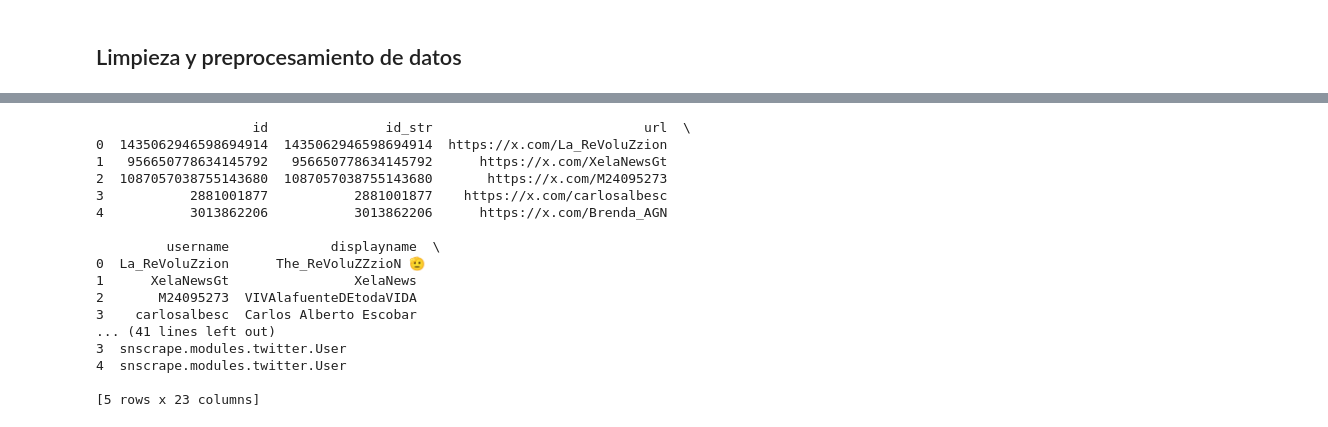
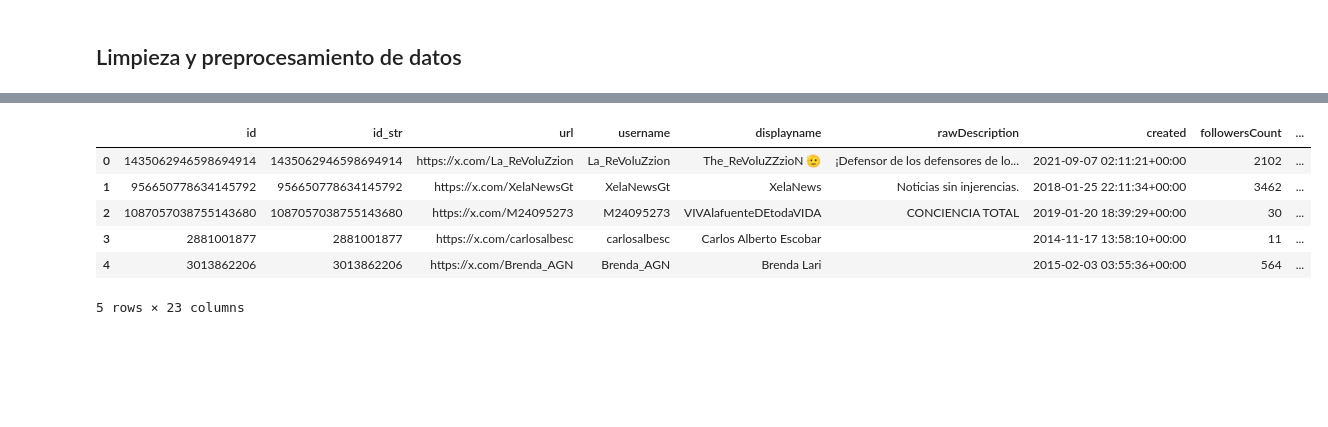
Before and after one commit to faguilarleal/lab6_ds, a Jupyter notebook: main.ipynb, the cells around one changed output, grey strips where cells are left out. Cells and saved outputs as stored; diff of their text form; code cells hidden in the pictures; blank space fills up the shorter version.

```diff
--- a/main.ipynb
+++ b/main.ipynb
@@ -127,25 +202,15 @@ Cantidad de filas duplicadas (ignorando columnas no hashables): 60
 En base a la vista general de los datos logramos identificar que la columna de users tiene un json dentro, con más información específica sobre la información de la cuenta que está publicando. Para entender y separar mejor la información, se crea un nuevo df para visualizar la información de manera más ordenada. Adicional, en la columna user del df original, se remplaza por el nombre de usuario y se crea una columna adicional con el id_str del user llamada id_str_user
 # %%
 df_user = pd.json_normalize(df["user"])
-print(df_user.head())
+df_user.head()
 # %% [output]
+|  | id | id_str | url | username | displayname | rawDescription | created | followersCount | ... |
+| 0 | 1435062946598694914 | 1435062946598694914 | https://x.com/La_ReVoluZzion | La_ReVoluZzion | The_ReVoluZZzioN 🫡 | ¡Defensor de los defensores de lo... | 2021-09-07 02:11:21+00:00 | 2102 | ... |
+| 1 | 956650778634145792 | 956650778634145792 | https://x.com/XelaNewsGt | XelaNewsGt | XelaNews | Noticias sin injerencias. | 2018-01-25 22:11:34+00:00 | 3462 | ... |
+| 2 | 1087057038755143680 | 1087057038755143680 | https://x.com/M24095273 | M24095273 | VIVAlafuenteDEtodaVIDA | CONCIENCIA TOTAL | 2019-01-20 18:39:29+00:00 | 30 | ... |
+| 3 | 2881001877 | 2881001877 | https://x.com/carlosalbesc | carlosalbesc | Carlos Alberto Escobar |  | 2014-11-17 13:58:10+00:00 | 11 | ... |
+| 4 | 3013862206 | 3013862206 | https://x.com/Brenda_AGN | Brenda_AGN | Brenda Lari |  | 2015-02-03 03:55:36+00:00 | 564 | ... |
-                    id               id_str                           url  \
-0  1435062946598694914  1435062946598694914  https://x.com/La_ReVoluZzion
-1   956650778634145792   956650778634145792      https://x.com/XelaNewsGt
-2  1087057038755143680  1087057038755143680       https://x.com/M24095273
-3           2881001877           2881001877    https://x.com/carlosalbesc
-4           3013862206           3013862206      https://x.com/Brenda_AGN
-
-         username             displayname  \
-0  La_ReVoluZzion      The_ReVoluZZzioN 🫡
-1      XelaNewsGt                XelaNews
-2       M24095273  VIVAlafuenteDEtodaVIDA
-3    carlosalbesc  Carlos Alberto Escobar
-... (41 lines left out)
-3  snscrape.modules.twitter.User
-4  snscrape.modules.twitter.User
-
-[5 rows x 23 columns]
+5 rows × 23 columns
 # %%
 # Extraer solo el 'username' de cada diccionario
 def obtener_username(user_dict):
```
Also changed, not shown: parts of 25 cells of this notebook.
